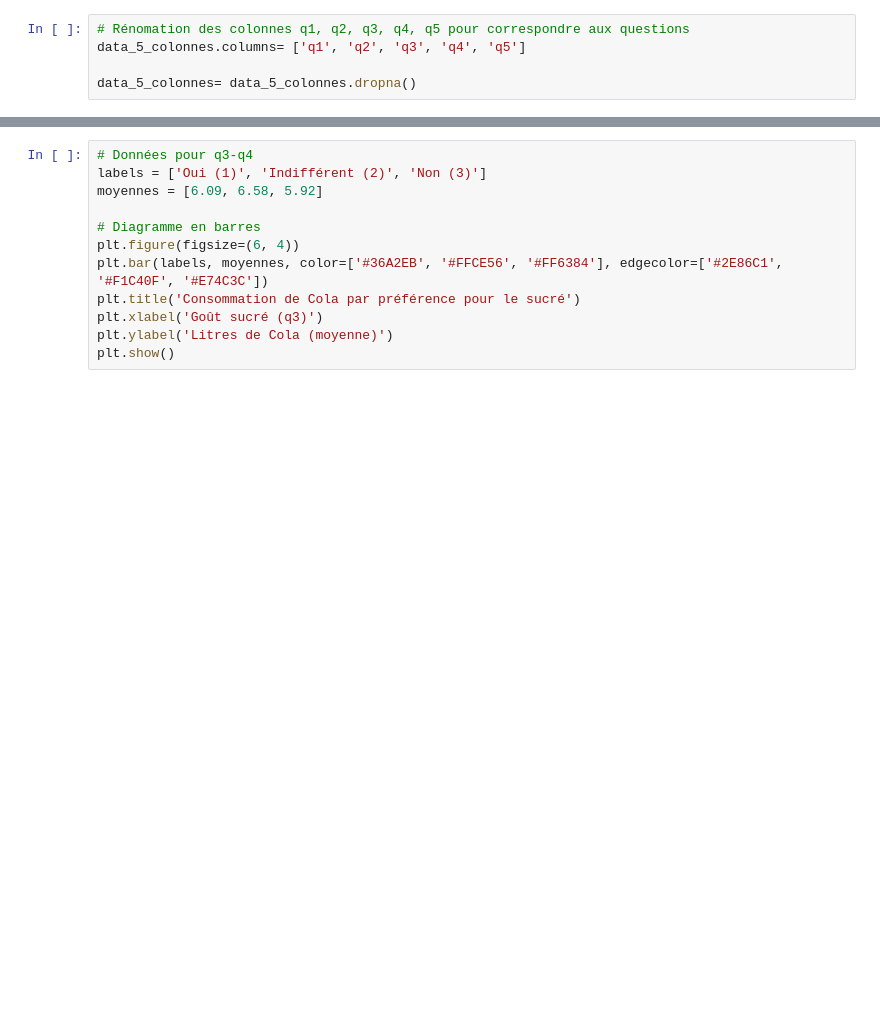
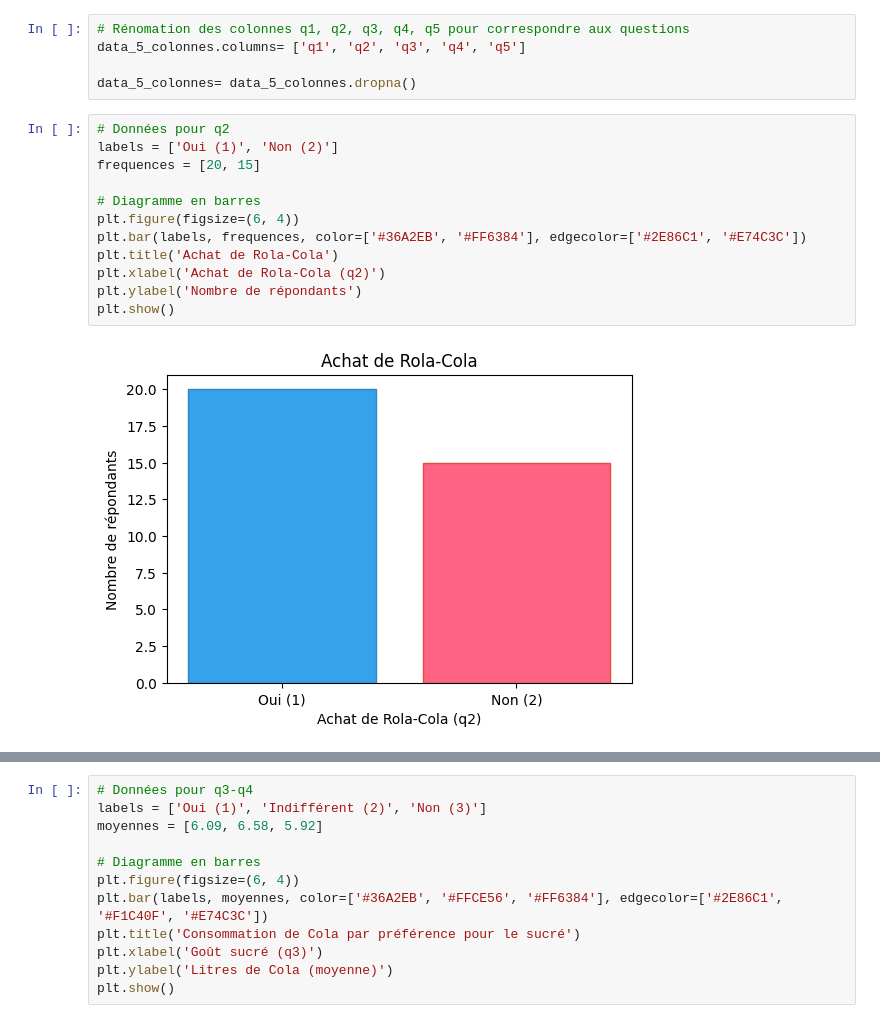
Before and after one commit to HABONIMANA/EXERCICE, a Jupyter notebook: Exemple.ipynb, the cells around one changed output, grey strips where cells are left out. Drawn from its saved outputs; the diff is of its cells as text; blank space fills up the shorter version.

```diff
--- a/Exemple.ipynb
+++ b/Exemple.ipynb
@@ -38,3 +38,17 @@ print(data_5_colonnes)
 data_5_colonnes.columns= ['q1', 'q2', 'q3', 'q4', 'q5']
 
 data_5_colonnes= data_5_colonnes.dropna()
+# %%
+# Données pour q2
+labels = ['Oui (1)', 'Non (2)']
+frequences = [20, 15]
+
+# Diagramme en barres
+plt.figure(figsize=(6, 4))
+plt.bar(labels, frequences, color=['#36A2EB', '#FF6384'], edgecolor=['#2E86C1', '#E74C3C'])
+plt.title('Achat de Rola-Cola')
+plt.xlabel('Achat de Rola-Cola (q2)')
+plt.ylabel('Nombre de répondants')
+plt.show()
+# %% [output]
+[figure, added]
```
Also changed, not shown: parts of 1 cell of this notebook.
